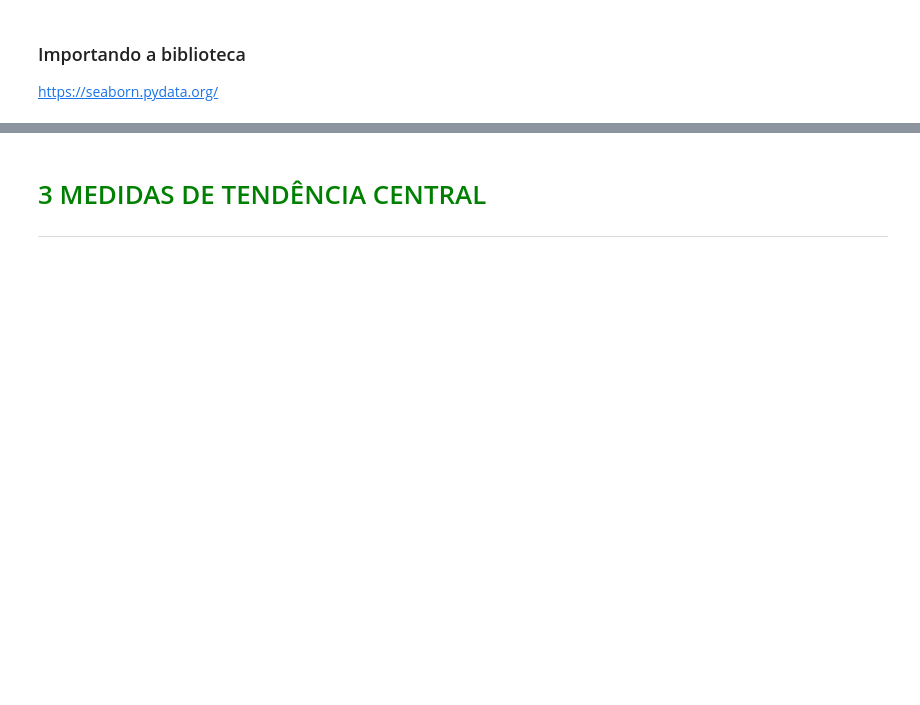
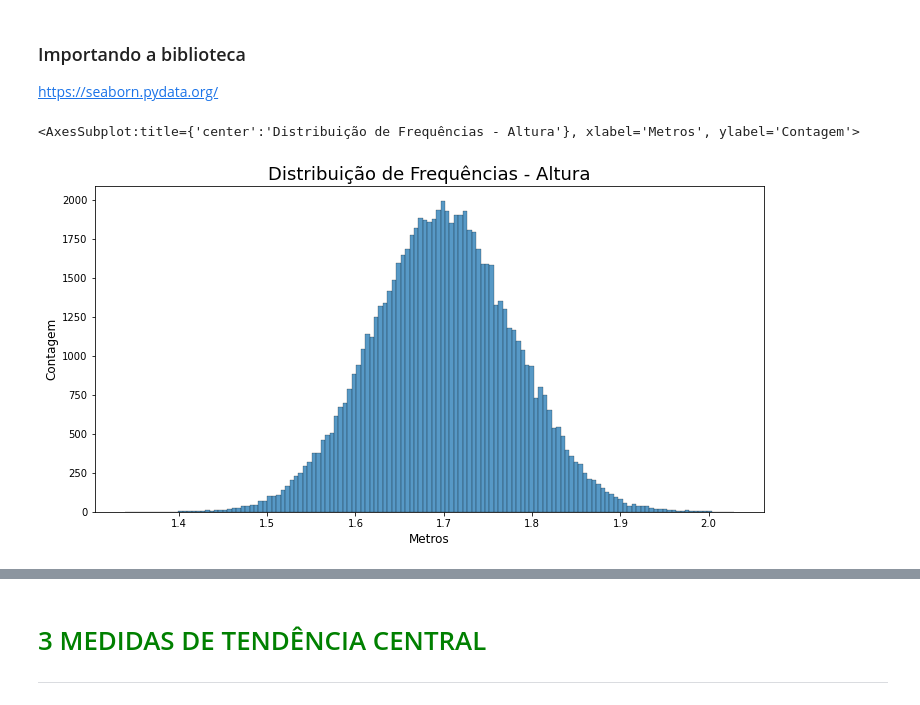
Before and after one commit to Leonardo010/Statistic-and-frequences, a Jupyter notebook: Curso_de_Estatística_Parte_1.ipynb, the cells around one changed output, grey strips where cells are left out. Drawn from its saved outputs; the diff is of its cells as text; code cells hidden in the pictures; blank space fills up the shorter version.

```diff
--- a/Curso_de_Estatística_Parte_1.ipynb
+++ b/Curso_de_Estatística_Parte_1.ipynb
@@ -287,0 +415,10 @@ https://seaborn.pydata.org/
+# %%
+ax = sns.histplot(dados.Altura)
+ax.figure.set_size_inches(12, 6)
+ax.set_title('Distribuição de Frequências - Altura', fontsize=18)
+ax.set_xlabel('Metros', fontsize=12)
+ax.set_ylabel('Contagem', fontsize=12)
+ax
+# %% [output]
+<AxesSubplot:title={'center':'Distribuição de Frequências - Altura'}, xlabel='Metros', ylabel='Contagem'>
+[figure, added]
```
Also changed, not shown: parts of 62 cells of this notebook, 3 other files.
